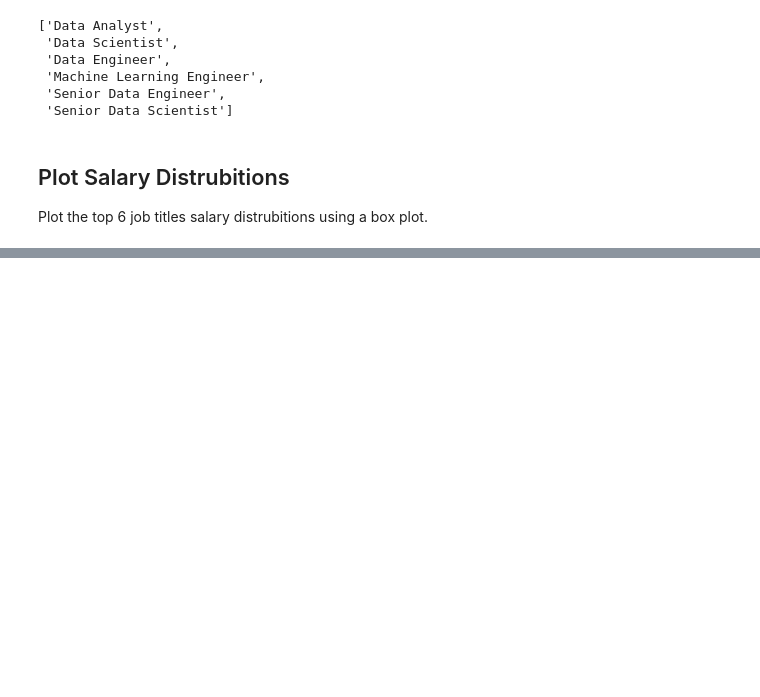
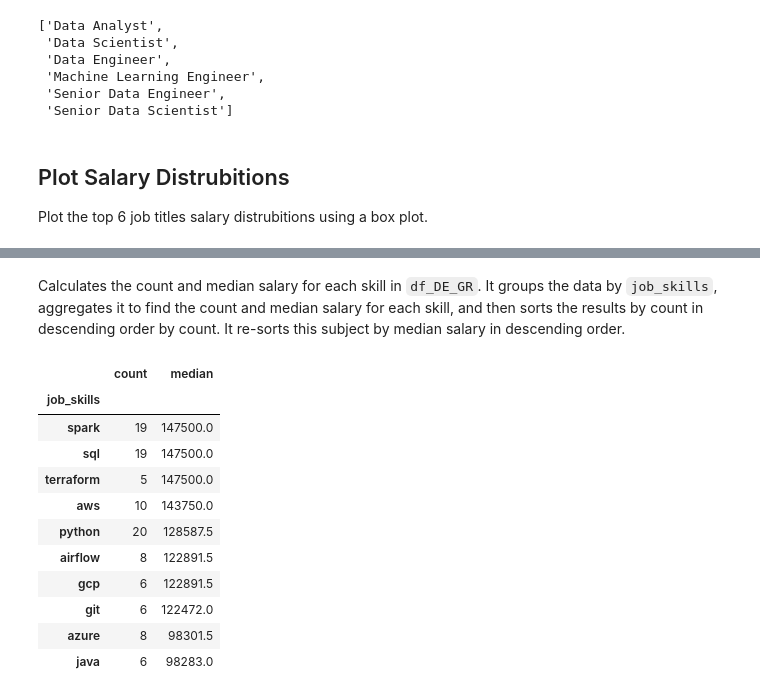
Before and after one commit to AndurilTheWise/python_project, a Jupyter notebook: project/4_Salary_Analysis.ipynb, the cells around one changed output, grey strips where cells are left out. Cells and saved outputs as stored; diff of their text form; code cells hidden in the pictures; blank space fills up the shorter version.

```diff
--- a/project/4_Salary_Analysis.ipynb
+++ b/project/4_Salary_Analysis.ipynb
@@ -64,0 +107,21 @@ plt.show()
+# %% [markdown]
+Calculates the count and median salary for each skill in `df_DE_GR`. It groups the data by `job_skills`, aggregates it to find the count and median salary for each skill, and then sorts the results by count in descending order by count. It re-sorts this subject by median salary in descending order.
+# %%
+df_DE_skills = df_DE_GR.groupby('job_skills')['salary_year_avg'].agg(['count', 'median']).sort_values(by='count', ascending=False)
+
+df_DE_skills = df_DE_skills.head(10).sort_values(by='median', ascending=False)
+
+df_DE_skills
+# %% [output]
+|  | count | median |
+| job_skills |  |  |
+| spark | 19 | 147500.0 |
+| sql | 19 | 147500.0 |
+| terraform | 5 | 147500.0 |
+| aws | 10 | 143750.0 |
+| python | 20 | 128587.5 |
+| airflow | 8 | 122891.5 |
+| gcp | 6 | 122891.5 |
+| git | 6 | 122472.0 |
+| azure | 8 | 98301.5 |
+| java | 6 | 98283.0 |
```
Also changed, not shown: parts of 7 cells of this notebook, 1 other file.
